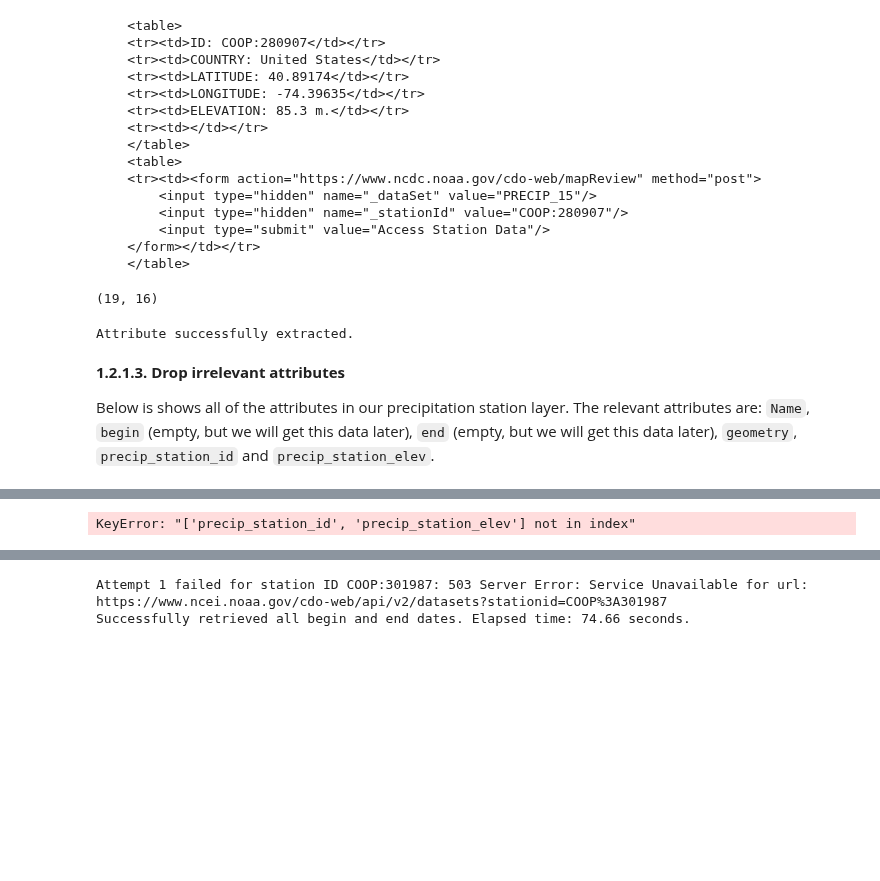
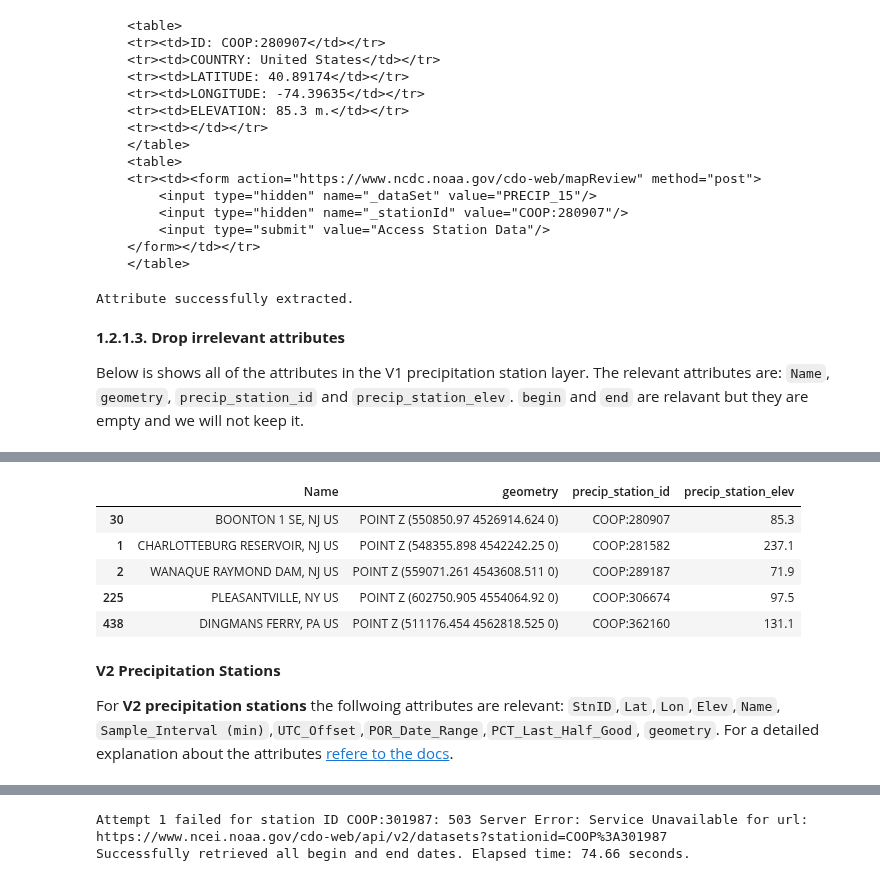
Before and after one commit to vpalvesalan/Unit-Hydrograph-Model, a Jupyter notebook: notebooks/preprocessing/data_prepocessing.ipynb, the cells around one changed output, grey strips where cells are left out. Drawn from its saved outputs; the diff is of its cells as text; code cells hidden in the pictures; blank space fills up the shorter version.

```diff
--- a/notebooks/preprocessing/data_prepocessing.ipynb
+++ b/notebooks/preprocessing/data_prepocessing.ipynb
@@ -229,10 +260,6 @@ print(precip_stations_v1_clipped['description'].iloc[0])
         <input type="submit" value="Access Station Data"/>
     </form></td></tr>
     </table>
-# %%
-precip_stations_v2_clipped.shape
-# %% [output]
-(19, 16)
 # %%
 # Define function to extract precipitation station id and elevation attributes
 def decode_precipt_station_html(html):
@@ -245,7 +272,7 @@ def decode_precipt_station_html(html):
 
 # Extract attributes
 try:
-    precip_stations_clipped[['precip_station_id', 'precip_station_elev']] = precip_stations_clipped['description'].apply(decode_precipt_station_html)
+    precip_stations_v1_clipped[['precip_station_id', 'precip_station_elev']] = precip_stations_v1_clipped['description'].apply(decode_precipt_station_html)
     print('Attribute successfully extracted.')
 except Exception as err:
     print(f'Failed to extract attibutes: {err}')
@@ -254,5 +281,5 @@ Attribute successfully extracted.
 # %% [markdown]
 **1.2.1.3. Drop irrelevant attributes**
 
-Below is shows all of the attributes in our precipitation station layer. The relevant attributes are: `Name`, `begin` (empty, but we will get this data later), `end` (empty, but we will get this data later), `geometry`, `precip_station_id` and `precip_station_elev`.
+Below is shows all of the attributes in the V1 precipitation station layer. The relevant attributes are: `Name`, `geometry`, `precip_station_id` and `precip_station_elev`. `begin` and `end` are relavant but they are empty and we will not keep it.
 # %%
@@ -266,8 +293,17 @@ precip_stations_clipped.head()
 | 438 | 439 | DINGMANS FERRY, PA US | \n \n <table>\n <tr><td>ID: COOP:... | NaT | NaT | NaT | None | -1 | 0 | ... |
 # %%
 # Remove irrelevant attributes
-keep_attributes = ['Name', 'begin','end', 'geometry', 'precip_station_id', 'precip_station_elev']
+keep_attributes = ['Name', 'geometry', 'precip_station_id', 'precip_station_elev']
 precip_stations_clipped = precip_stations_v1_clipped[keep_attributes]
 precip_stations_clipped.head()
 # %% [output]
-KeyError: "['precip_station_id', 'precip_station_elev'] not in index"
+|  | Name | geometry | precip_station_id | precip_station_elev |
+| 30 | BOONTON 1 SE, NJ US | POINT Z (550850.97 4526914.624 0) | COOP:280907 | 85.3 |
+| 1 | CHARLOTTEBURG RESERVOIR, NJ US | POINT Z (548355.898 4542242.25 0) | COOP:281582 | 237.1 |
+| 2 | WANAQUE RAYMOND DAM, NJ US | POINT Z (559071.261 4543608.511 0) | COOP:289187 | 71.9 |
+| 225 | PLEASANTVILLE, NY US | POINT Z (602750.905 4554064.92 0) | COOP:306674 | 97.5 |
+| 438 | DINGMANS FERRY, PA US | POINT Z (511176.454 4562818.525 0) | COOP:362160 | 131.1 |
+# %% [markdown]
+**V2 Precipitation Stations**
+
+For **V2 precipitation stations** the follwoing attributes are relevant:  `StnID`,`Lat`,`Lon`,`Elev`,`Name`, `Sample_Interval (min)`,`UTC_Offset`,`POR_Date_Range`,`PCT_Last_Half_Good`, `geometry`. For a detailed explanation about the attributes [refere to the docs](../../docs/other/readme.15min.txt).
```
Also changed, not shown: parts of 24 cells of this notebook, 6 other files.
